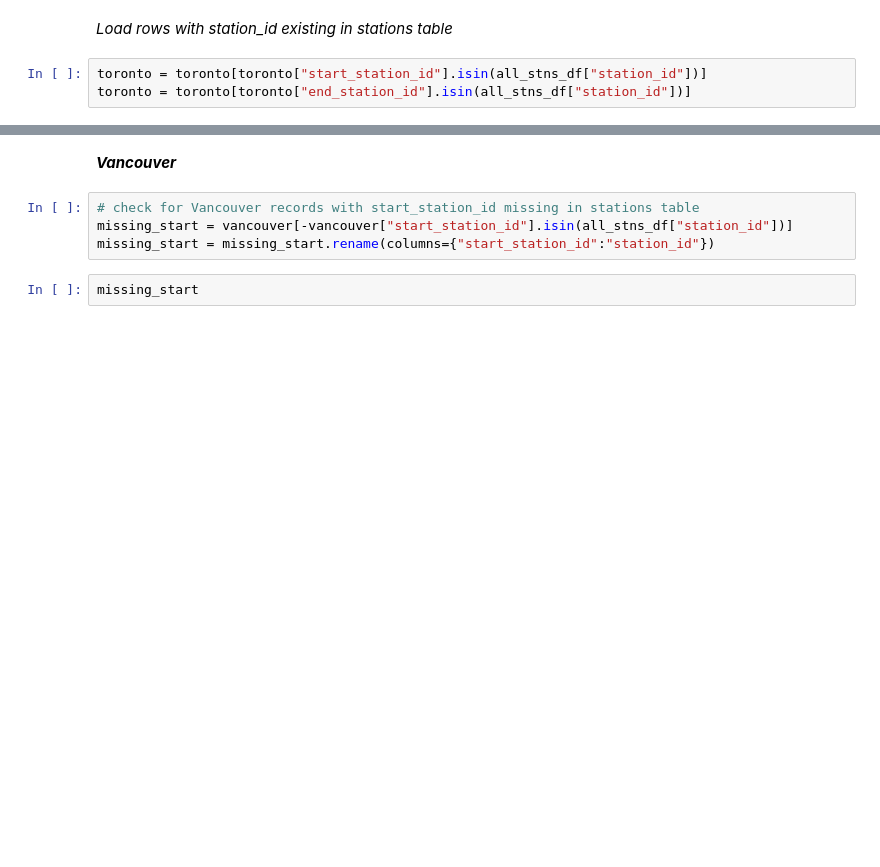
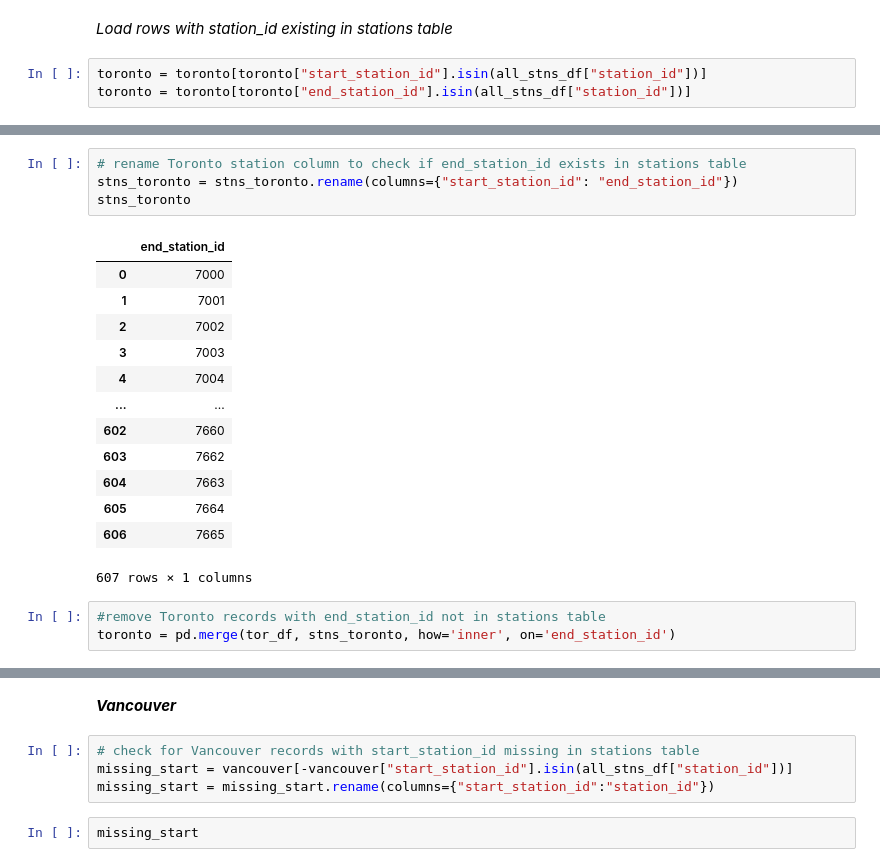
Before and after one commit to JeganS948/project2, a Jupyter notebook: locations.ipynb, the cells around one changed output, grey strips where cells are left out. Drawn from its saved outputs; the diff is of its cells as text; blank space fills up the shorter version.

```diff
--- a/locations.ipynb
+++ b/locations.ipynb
@@ -316,0 +375,21 @@ toronto
+# %%
+# rename Toronto station column to check if end_station_id exists in stations table
+stns_toronto = stns_toronto.rename(columns={"start_station_id": "end_station_id"})
+stns_toronto
+# %% [output]
+|  | end_station_id |
+| 0 | 7000 |
+| 1 | 7001 |
+| 2 | 7002 |
+| 3 | 7003 |
+| 4 | 7004 |
+| ... | ... |
+| 602 | 7660 |
+| 603 | 7662 |
+| 604 | 7663 |
+| 605 | 7664 |
+| 606 | 7665 |
+607 rows × 1 columns
+# %%
+#remove Toronto records with end_station_id not in stations table
+toronto = pd.merge(tor_df, stns_toronto, how='inner', on='end_station_id')
```
Also changed, not shown: parts of 27 cells of this notebook.
